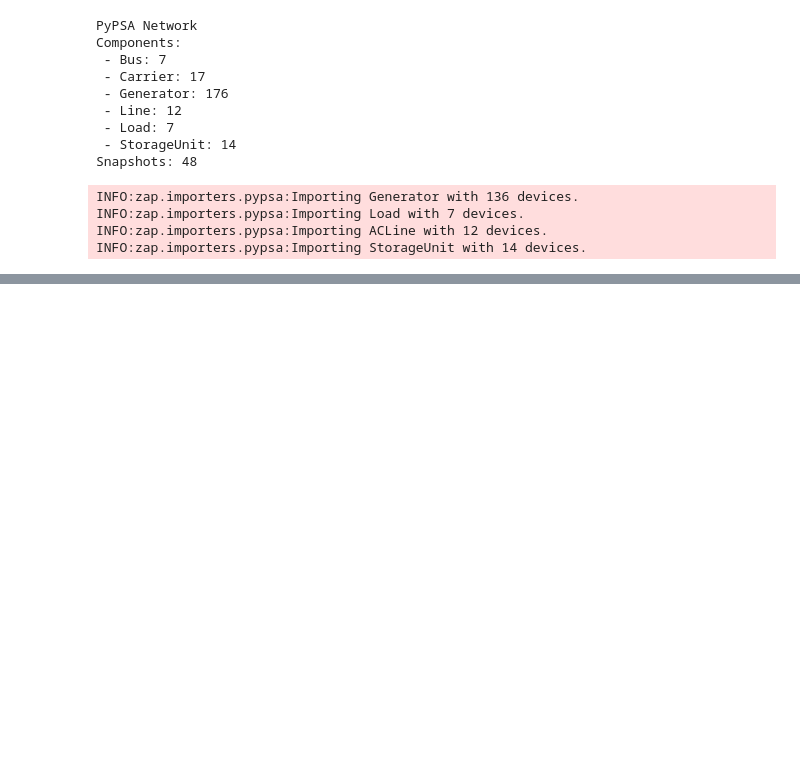
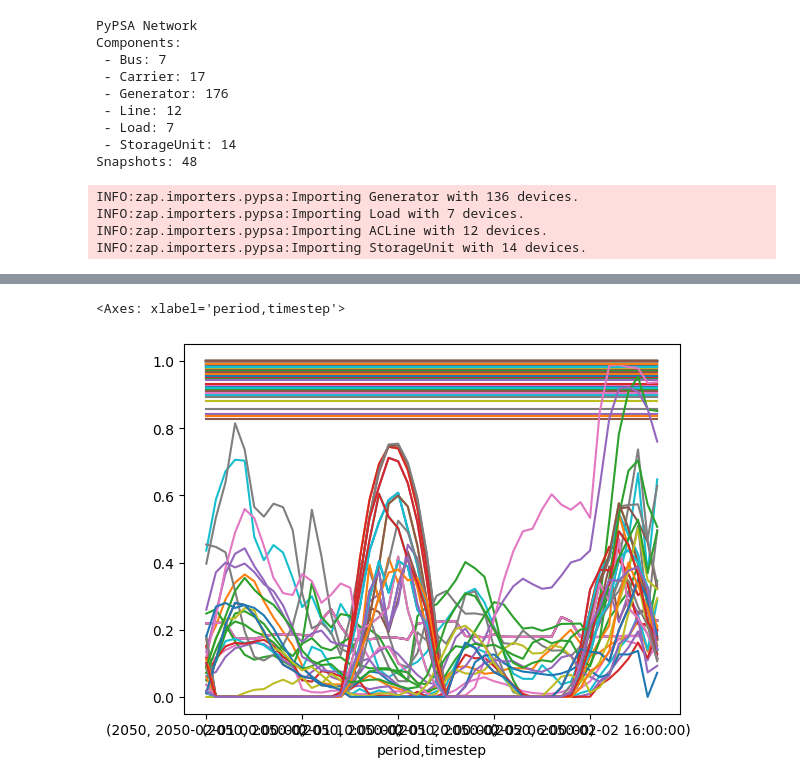
Before and after one commit to degleris1/zap, a Jupyter notebook: docs/source/pypsa_example.ipynb, the cells around one changed output, grey strips where cells are left out. Cells and saved outputs as stored; diff of their text form; code cells hidden in the pictures; blank space fills up the shorter version.

Commit message:
round-trip with pypsa network, no results though

```diff
--- a/docs/source/pypsa_example.ipynb
+++ b/docs/source/pypsa_example.ipynb
@@ -24,7 +24,7 @@ INFO:zap.importers.pypsa:Importing Load with 7 devices.
 INFO:zap.importers.pypsa:Importing ACLine with 12 devices.
 INFO:zap.importers.pypsa:Importing StorageUnit with 14 devices.
 # %%
-net.dispatch(devices=devices, time_horizon=48)
+results = net.dispatch(devices=devices, time_horizon=48)
 # %% [output]
     CXVPY 1.6.0, ECOS will no longer be installed by default with CVXPY.
     Please either add ECOS as an explicit install dependency to your project
@@ -53,0 +42,3 @@ DispatchOutcome(phase_duals=[None, None, [array([[ 3.62649101e-10,  6.42087774e-
+# %%
+zap_pypsa = zap.exporters.export_to_pypsa(net, devices, results, snapshots=pn.snapshots)
+zap_pypsa
@@ -53,0 +55,5 @@ DispatchOutcome(phase_duals=[None, None, [array([[ 3.62649101e-10,  6.42087774e-
+# %%
+zap_pypsa.generators_t.p_max_pu.plot(legend=False)
+# %% [output]
+<Axes: xlabel='period,timestep'>
+[figure, added]
```
Also changed, not shown: parts of 3 cells of this notebook, 4 other files.
